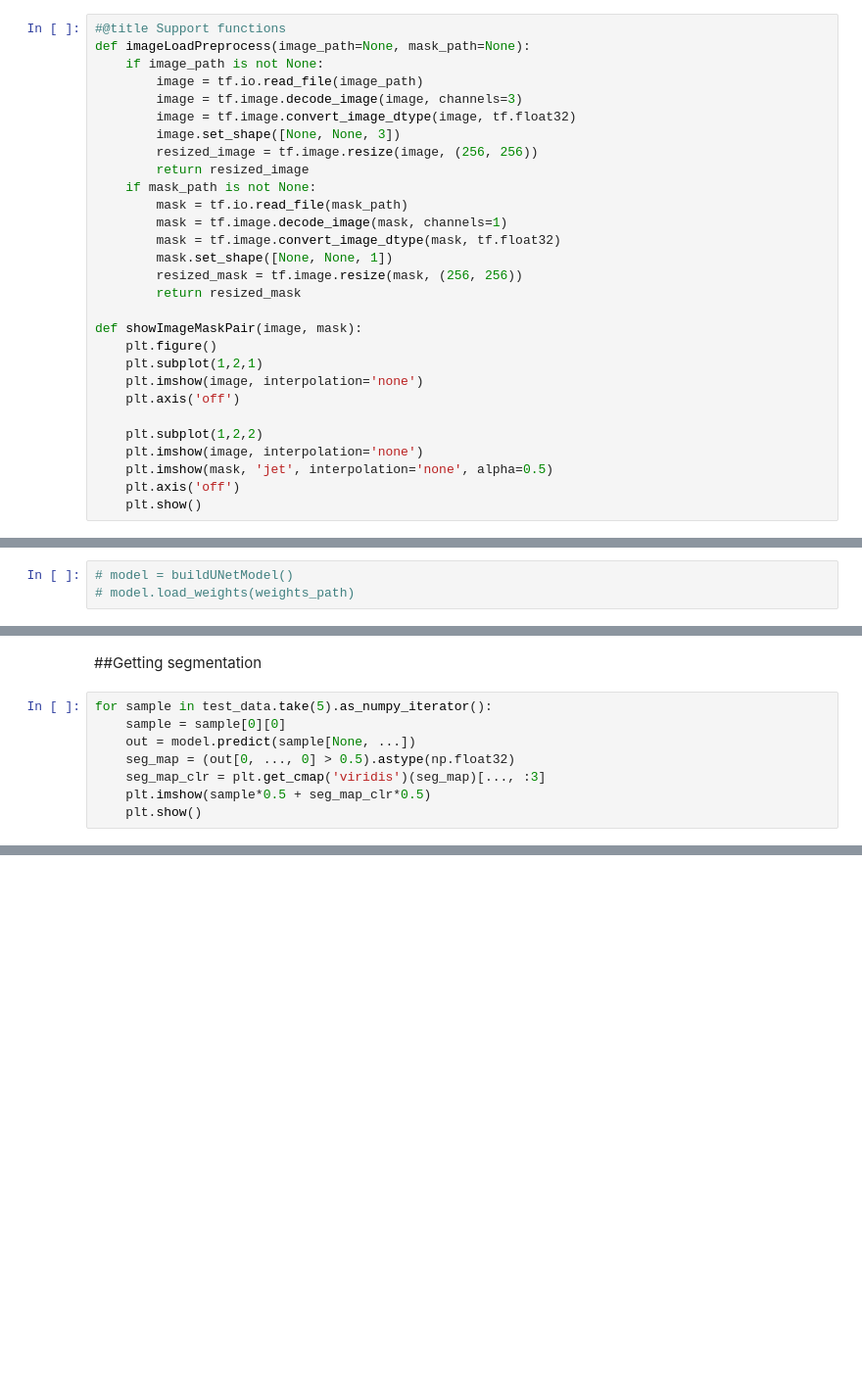
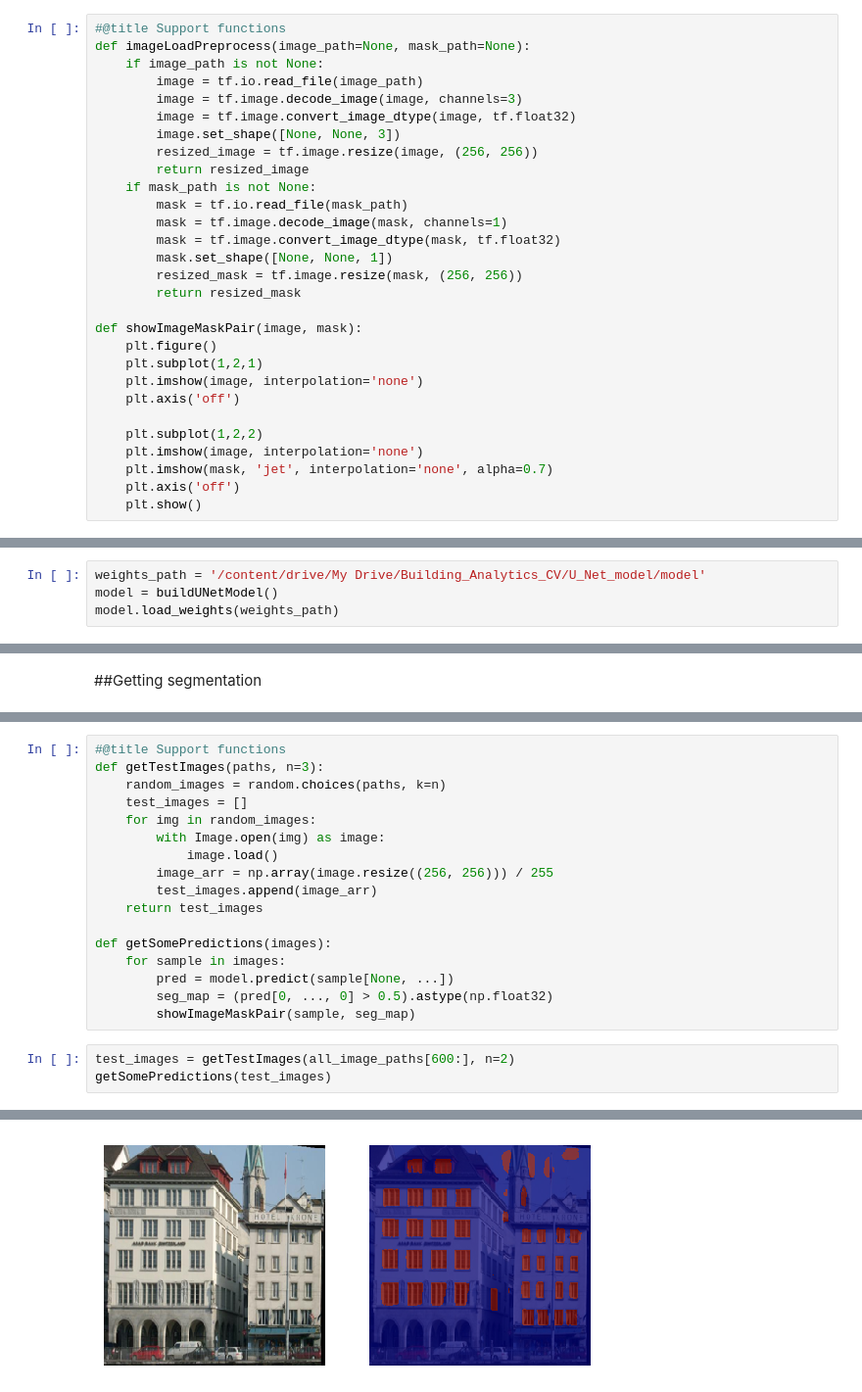
Before and after one commit to julianzim/Building_Analytics_with_CV, a Jupyter notebook: U_Net_model.ipynb, the cells around one changed output, grey strips where cells are left out. Shown at 98% size. Drawn from its saved outputs; the diff is of its cells as text; blank space fills up the shorter version.

Commit message:
created prediction func

```diff
--- a/U_Net_model.ipynb
+++ b/U_Net_model.ipynb
@@ -112,7 +167,7 @@ def showImageMaskPair(image, mask):
 
     plt.subplot(1,2,2)
     plt.imshow(image, interpolation='none')
-    plt.imshow(mask, 'jet', interpolation='none', alpha=0.5)
+    plt.imshow(mask, 'jet', interpolation='none', alpha=0.7)
     plt.axis('off')
     plt.show()
 # %% [markdown]
@@ -325,5 +383,6 @@ model.save_weights(weights_path)
 # %% [markdown]
 ##Load weights
 # %%
-# model = buildUNetModel()
-# model.load_weights(weights_path)
+weights_path = '/content/drive/My Drive/Building_Analytics_CV/U_Net_model/model'
+model = buildUNetModel()
+model.load_weights(weights_path)
@@ -330,10 +391,2 @@ model.save_weights(weights_path)
 # %% [markdown]
 ##Getting segmentation
-# %%
-for sample in test_data.take(5).as_numpy_iterator():
-    sample = sample[0][0]
-    out = model.predict(sample[None, ...])
-    seg_map = (out[0, ..., 0] > 0.5).astype(np.float32)
-    seg_map_clr = plt.get_cmap('viridis')(seg_map)[..., :3]
-    plt.imshow(sample*0.5 + seg_map_clr*0.5)
-    plt.show()
@@ -350,0 +393,21 @@ for sample in test_data.take(5).as_numpy_iterator():
+# %%
+#@title Support functions
+def getTestImages(paths, n=3):
+    random_images = random.choices(paths, k=n)
+    test_images = []
+    for img in random_images:
+        with Image.open(img) as image:
+            image.load()
+        image_arr = np.array(image.resize((256, 256))) / 255
+        test_images.append(image_arr)
+    return test_images
+
+def getSomePredictions(images):
+    for sample in images:
+        pred = model.predict(sample[None, ...])
+        seg_map = (pred[0, ..., 0] > 0.5).astype(np.float32)
+        showImageMaskPair(sample, seg_map)
+# %%
+test_images = getTestImages(all_image_paths[600:], n=2)
+getSomePredictions(test_images)
+# %% [output]
@@ -350,0 +415 @@ for sample in test_data.take(5).as_numpy_iterator():
+[figure, added]
```
Also changed, not shown: parts of 9 cells of this notebook.
